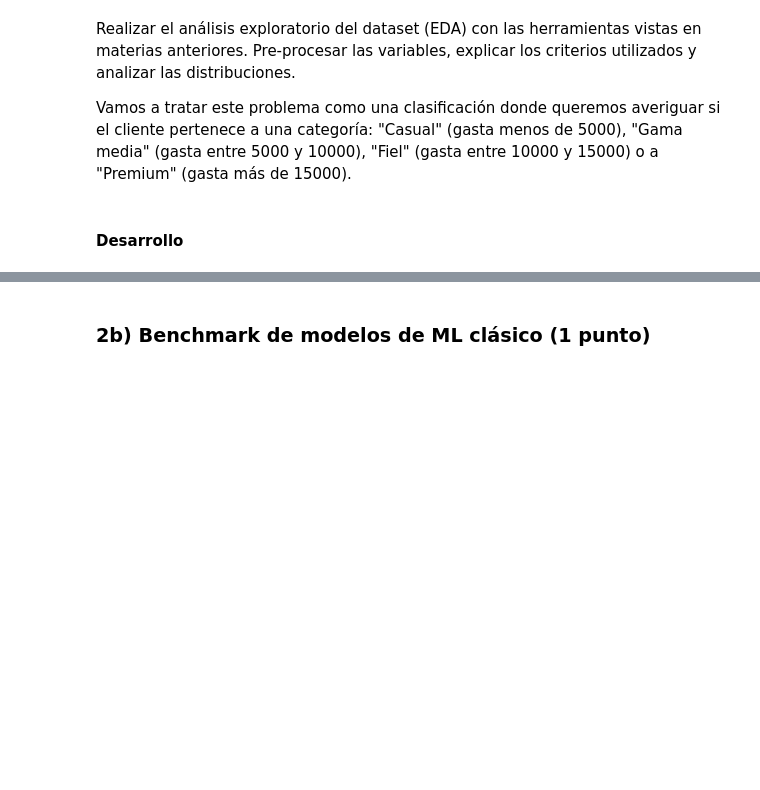
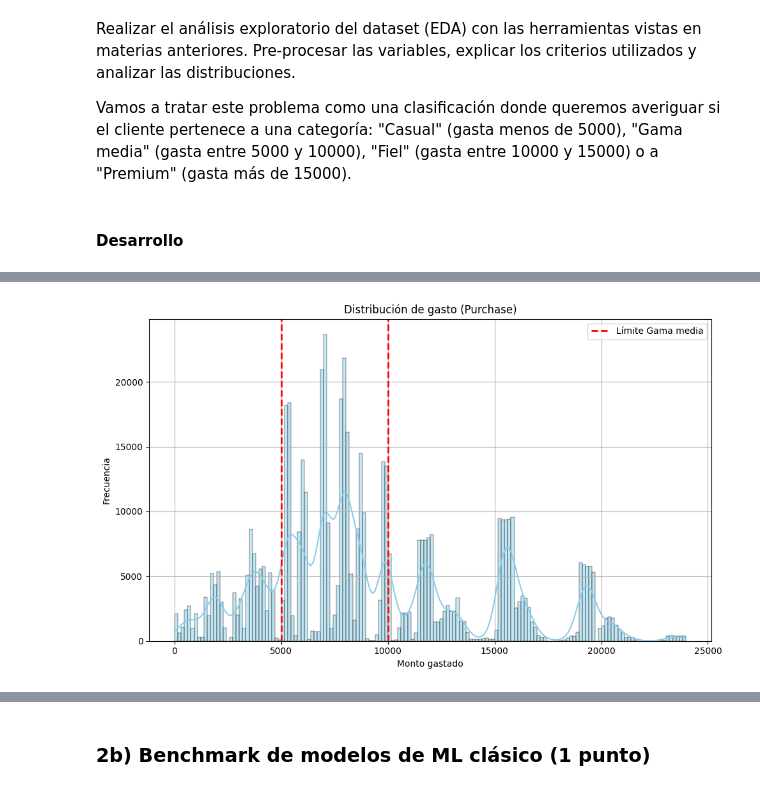
Before and after one commit to joagonzalez/ceia-aprendizaje-profundo, a Jupyter notebook: tp1/notebook.ipynb, the cells around one changed output, grey strips where cells are left out. Drawn from its saved outputs; the diff is of its cells as text; code cells hidden in the pictures; blank space fills up the shorter version.

```diff
--- a/tp1/notebook.ipynb
+++ b/tp1/notebook.ipynb
@@ -533,0 +620,17 @@ Vamos a tratar este problema como una clasificación donde queremos averiguar si
+# %%
+plt.figure(figsize=(10, 6))
+sns.histplot(df["Purchase"], kde=True, color="skyblue")
+
+# Líneas rojas en 5000 y 10000
+plt.axvline(5000, color="red", linestyle="--", linewidth=2, label="Límite Gama media")
+plt.axvline(10000, color="red", linestyle="--", linewidth=2)
+
+plt.title("Distribución de gasto (Purchase)")
+plt.xlabel("Monto gastado")
+plt.ylabel("Frecuencia")
+plt.legend()
+plt.grid(True)
+plt.tight_layout()
+plt.show()
+# %% [output]
+[figure, added]
```
Also changed, not shown: parts of 15 cells of this notebook.
